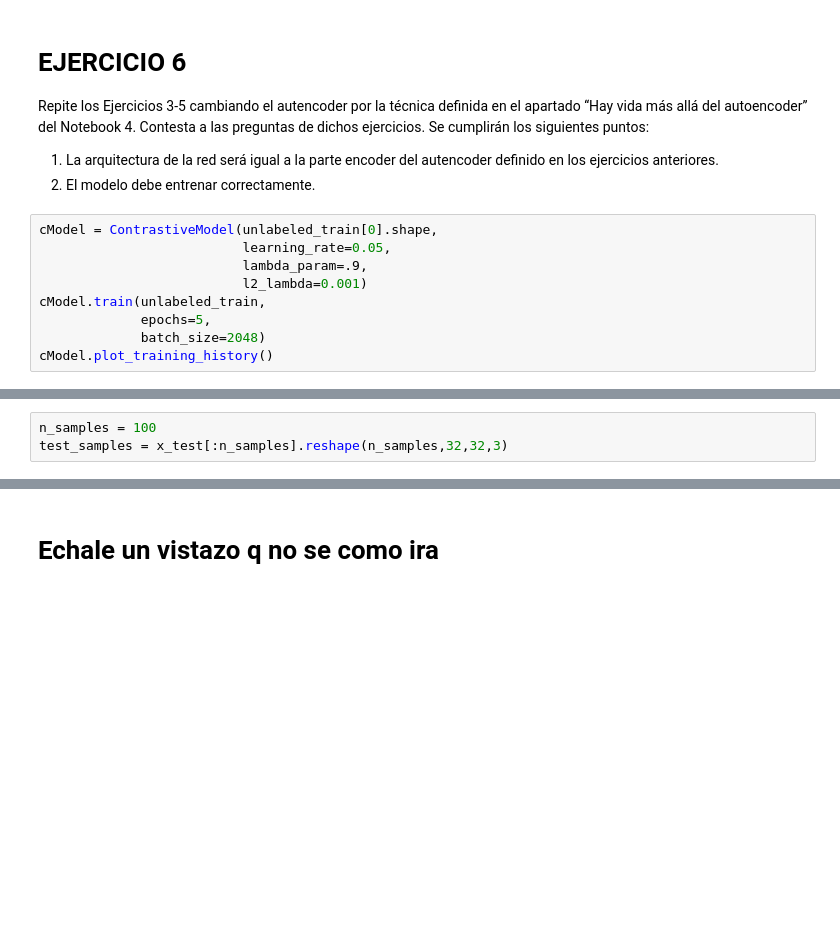
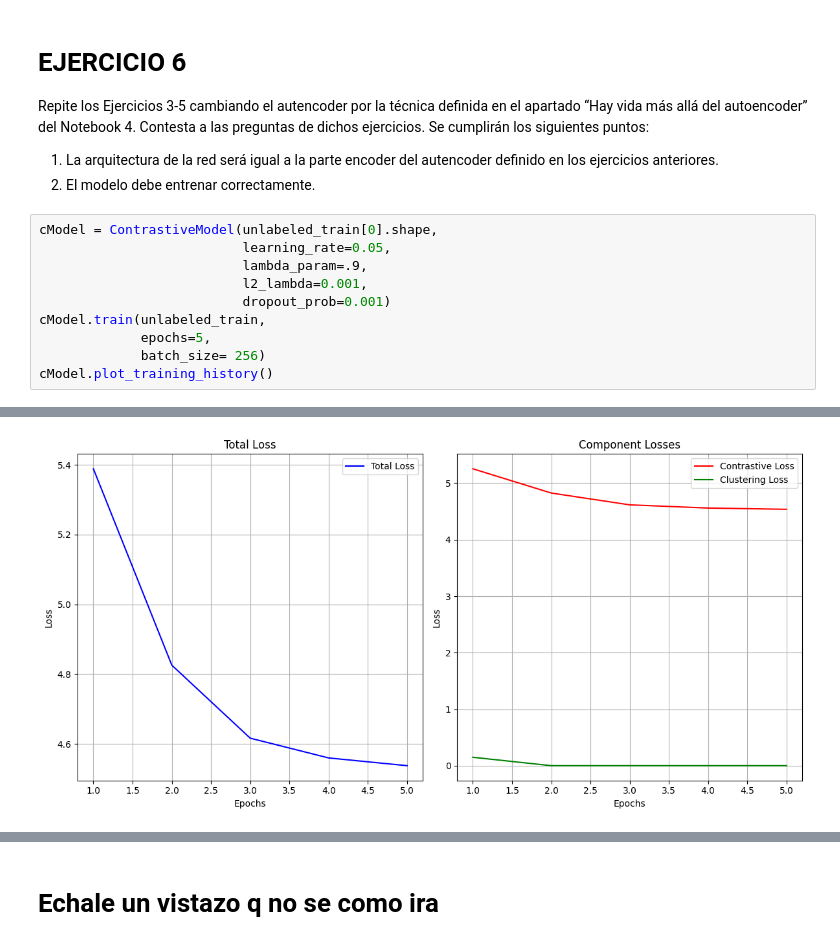
Before and after one commit to PepeRoConde/3year2sem, a Jupyter notebook: maai/p2/main_final.ipynb, the cells around one changed output, grey strips where cells are left out. Drawn from its saved outputs; the diff is of its cells as text; blank space fills up the shorter version.

```diff
--- a/maai/p2/main_final.ipynb
+++ b/maai/p2/main_final.ipynb
@@ -276,8 +329,10 @@ ejercicios anteriores.
 cModel = ContrastiveModel(unlabeled_train[0].shape,
                           learning_rate=0.05,
                           lambda_param=.9,
-                          l2_lambda=0.001)
+                          l2_lambda=0.001,
+                          dropout_prob=0.001)
 cModel.train(unlabeled_train,
              epochs=5,
-             batch_size=2048)
+             batch_size= 256)
 cModel.plot_training_history()
+# %% [output]
@@ -284,6 +344,4 @@ cModel.plot_training_history()
+[figure, added]
-# %%
-n_samples = 100
-test_samples = x_test[:n_samples].reshape(n_samples,32,32,3)
 # %%
 n_samples = 100
 test_samples = x_test[:n_samples].reshape(n_samples,32,32,3)
```
Also changed, not shown: parts of 11 cells of this notebook, 5 other files.
